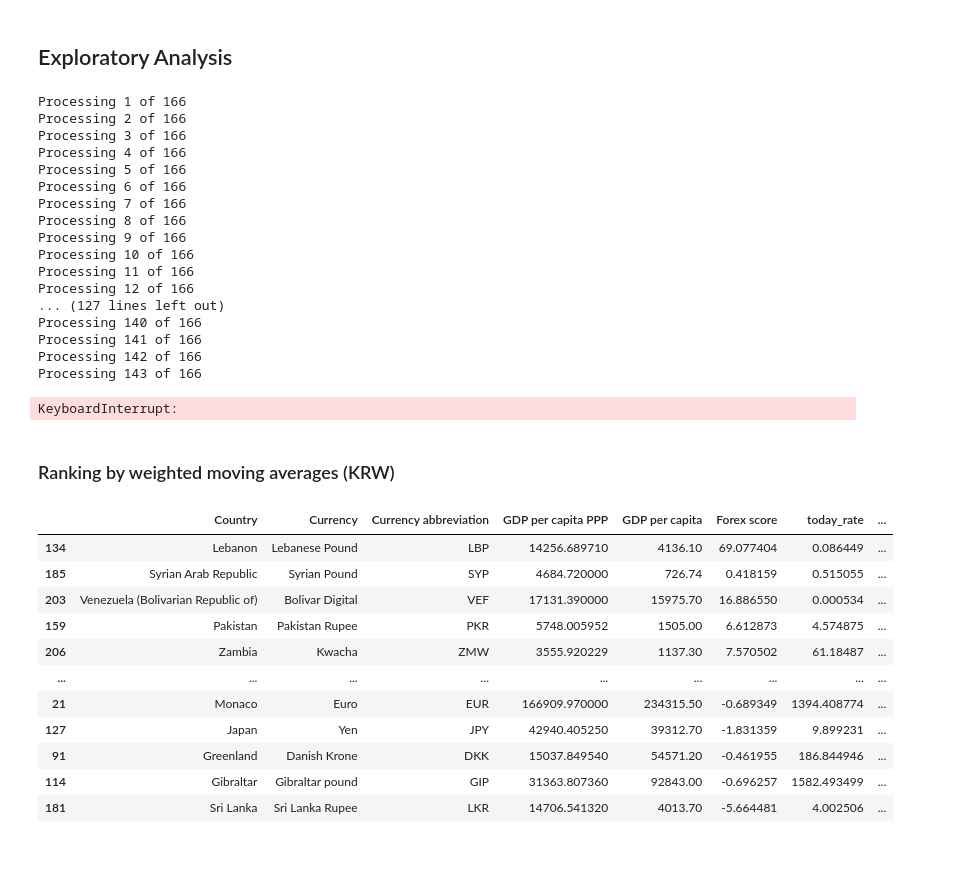
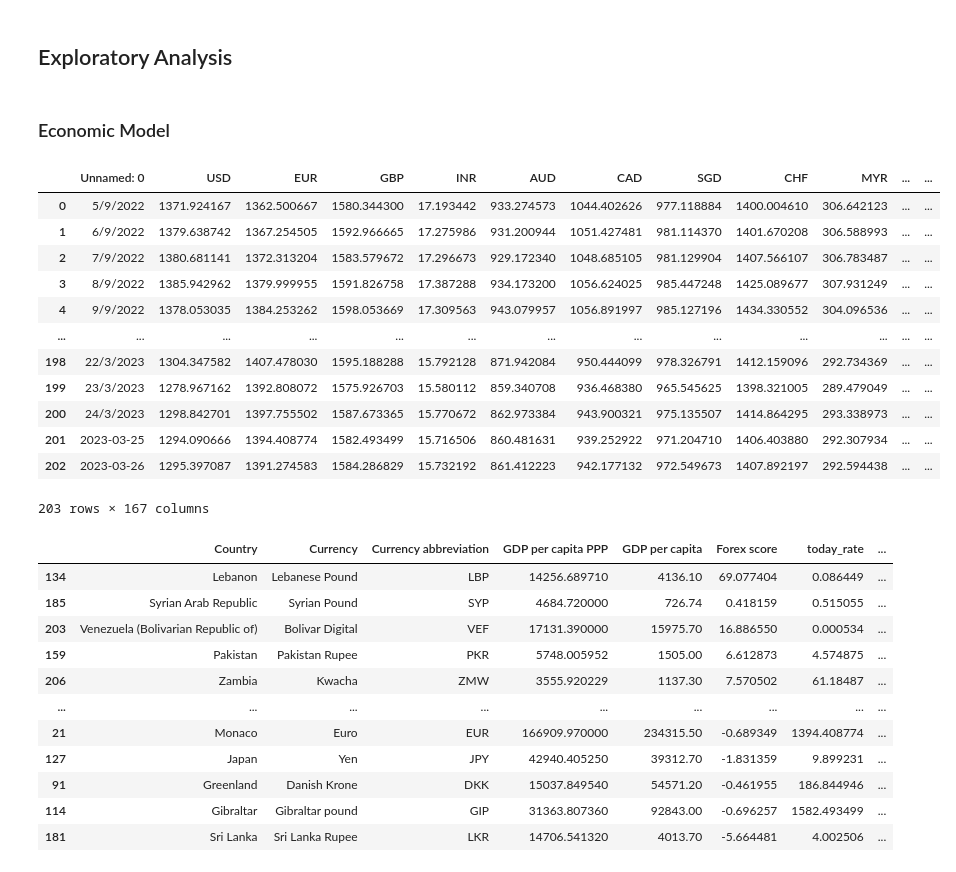
Before and after one commit to 9907daniel/Givplus, a Jupyter notebook: forex_score_calculation/forex.ipynb, the cells around one changed output. Drawn from its saved outputs; the diff is of its cells as text; code cells hidden in the pictures.

```diff
--- a/forex_score_calculation/forex.ipynb
+++ b/forex_score_calculation/forex.ipynb
@@ -200,29 +190,3 @@ plt.margins(x=0, y=0.05)
 [figure]
 # %% [markdown]
 ## Exploratory Analysis
-# %%
-# WARNING: running this cell may cause performance issue while running due to multithreading
-# Run this cell to scrape historic currency data for KRW over past 200 days
-# approximately takes 30 mins
-
-iter_currency("KRW", 200, currency_list)
-KRW_data = rate
-# %% [output]
-Processing 1 of 166
-Processing 2 of 166
-Processing 3 of 166
-Processing 4 of 166
-Processing 5 of 166
-Processing 6 of 166
-Processing 7 of 166
-Processing 8 of 166
-Processing 9 of 166
-Processing 10 of 166
-Processing 11 of 166
-Processing 12 of 166
-... (127 lines left out)
-Processing 140 of 166
-Processing 141 of 166
-Processing 142 of 166
-Processing 143 of 166
-KeyboardInterrupt:
@@ -231,5 +201,22 @@ KRW_data.to_csv("KRW.csv")
 # %% [markdown]
-### Ranking by weighted moving averages (KRW)
+### Economic Model
+# %%
+KRW_data = pd.read_csv("KRW.csv")
+KRW_data
+# %% [output]
+|  | Unnamed: 0 | USD | EUR | GBP | INR | AUD | CAD | SGD | CHF | MYR | ... | ... |
+| 0 | 5/9/2022 | 1371.924167 | 1362.500667 | 1580.344300 | 17.193442 | 933.274573 | 1044.402626 | 977.118884 | 1400.004610 | 306.642123 | ... | ... |
+| 1 | 6/9/2022 | 1379.638742 | 1367.254505 | 1592.966665 | 17.275986 | 931.200944 | 1051.427481 | 981.114370 | 1401.670208 | 306.588993 | ... | ... |
+| 2 | 7/9/2022 | 1380.681141 | 1372.313204 | 1583.579672 | 17.296673 | 929.172340 | 1048.685105 | 981.129904 | 1407.566107 | 306.783487 | ... | ... |
+| 3 | 8/9/2022 | 1385.942962 | 1379.999955 | 1591.826758 | 17.387288 | 934.173200 | 1056.624025 | 985.447248 | 1425.089677 | 307.931249 | ... | ... |
+| 4 | 9/9/2022 | 1378.053035 | 1384.253262 | 1598.053669 | 17.309563 | 943.079957 | 1056.891997 | 985.127196 | 1434.330552 | 304.096536 | ... | ... |
+| ... | ... | ... | ... | ... | ... | ... | ... | ... | ... | ... | ... | ... |
+| 198 | 22/3/2023 | 1304.347582 | 1407.478030 | 1595.188288 | 15.792128 | 871.942084 | 950.444099 | 978.326791 | 1412.159096 | 292.734369 | ... | ... |
+| 199 | 23/3/2023 | 1278.967162 | 1392.808072 | 1575.926703 | 15.580112 | 859.340708 | 936.468380 | 965.545625 | 1398.321005 | 289.479049 | ... | ... |
+| 200 | 24/3/2023 | 1298.842701 | 1397.755502 | 1587.673365 | 15.770672 | 862.973384 | 943.900321 | 975.135507 | 1414.864295 | 293.338973 | ... | ... |
+| 201 | 2023-03-25 | 1294.090666 | 1394.408774 | 1582.493499 | 15.716506 | 860.481631 | 939.252922 | 971.204710 | 1406.403880 | 292.307934 | ... | ... |
+| 202 | 2023-03-26 | 1295.397087 | 1391.274583 | 1584.286829 | 15.732192 | 861.412223 | 942.177132 | 972.549673 | 1407.892197 | 292.594438 | ... | ... |
+203 rows × 167 columns
 # %%
 KRW_data = pd.read_csv("KRW.csv")
 KRW_data.rename(columns = {KRW_data.columns[0] :  "Date"}, inplace = True)
```
Also changed, not shown: parts of 13 cells of this notebook.
